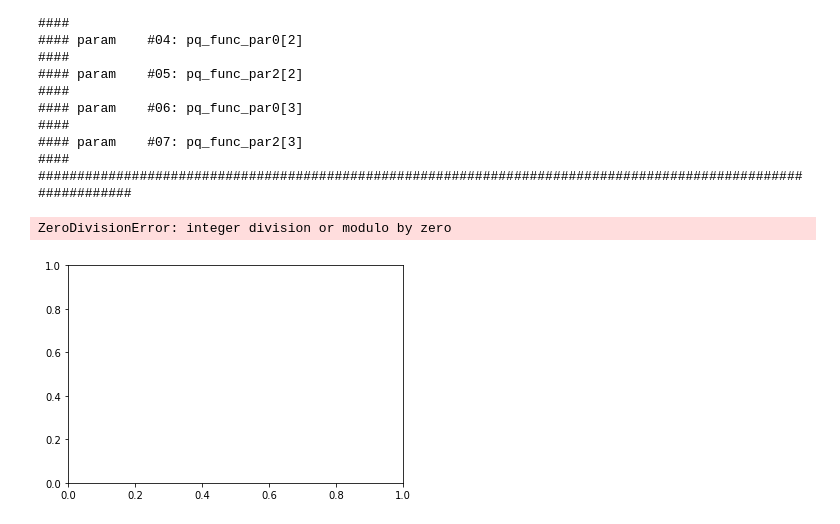
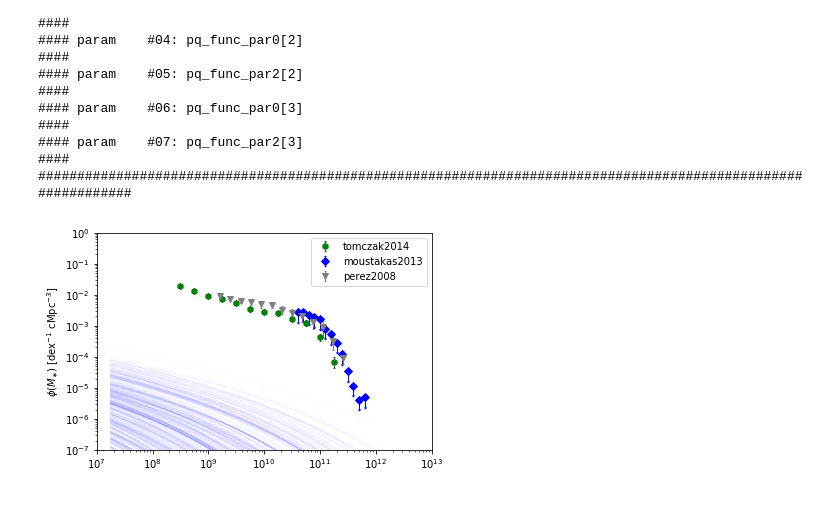
Before and after one commit to eklem1/GalaxySim, a Jupyter notebook: SMF_fit.ipynb, the cells around one changed output. Saved outputs shown, nothing was run; the diff lists cells and outputs as text; code cells hidden in the pictures.

```diff
--- a/SMF_fit.ipynb
+++ b/SMF_fit.ipynb
@@ -251,27 +271,28 @@ anl.custom_labels = labels
 # %%
 #look at the raw LF samples
 # ax = anl.ReconstructedFunction('galaxy_lf', ivar=[6, None], samples='all', color='b', alpha=0.01)
 
 # ax.set_yscale('log')
-z = 4.
+z = 0.875
 # 0.35, 0.875, 1.125, 1.75, 2.25, 2.75
 
 gpop = ares.analysis.GalaxyPopulation()
 
 ax = anl.ReconstructedFunction('galaxy_smf', ivar=[z, None], samples='all', color='b', alpha=0.01)
 
 # Plot any data within dz=0.1 of z=6
 gpop.PlotSMF(z, ax=ax, round_z=0.2)
 
-ax.set_ylim(1e-9, 1)
+# ax.set_ylim(1e-35, 1)
+# ax.set_xlim(1e7, 1e13)
+
 ax.legend()
 pl.show()
 
 # ax = anl_2.ReconstructedFunction('galaxy_smf', ivar=[z, None], samples='all', color='b', alpha=0.01)
 # gpop.PlotSMF(z, ax=ax, round_z=0.2)
 # %% [output]
-ZeroDivisionError: integer division or modulo by zero
-[figure, old version]
+[figure, new version]
 # %%
 params = \
 ['pq_func_par0[0]',
```
Also changed, not shown: parts of 17 cells of this notebook, 4 other files.
